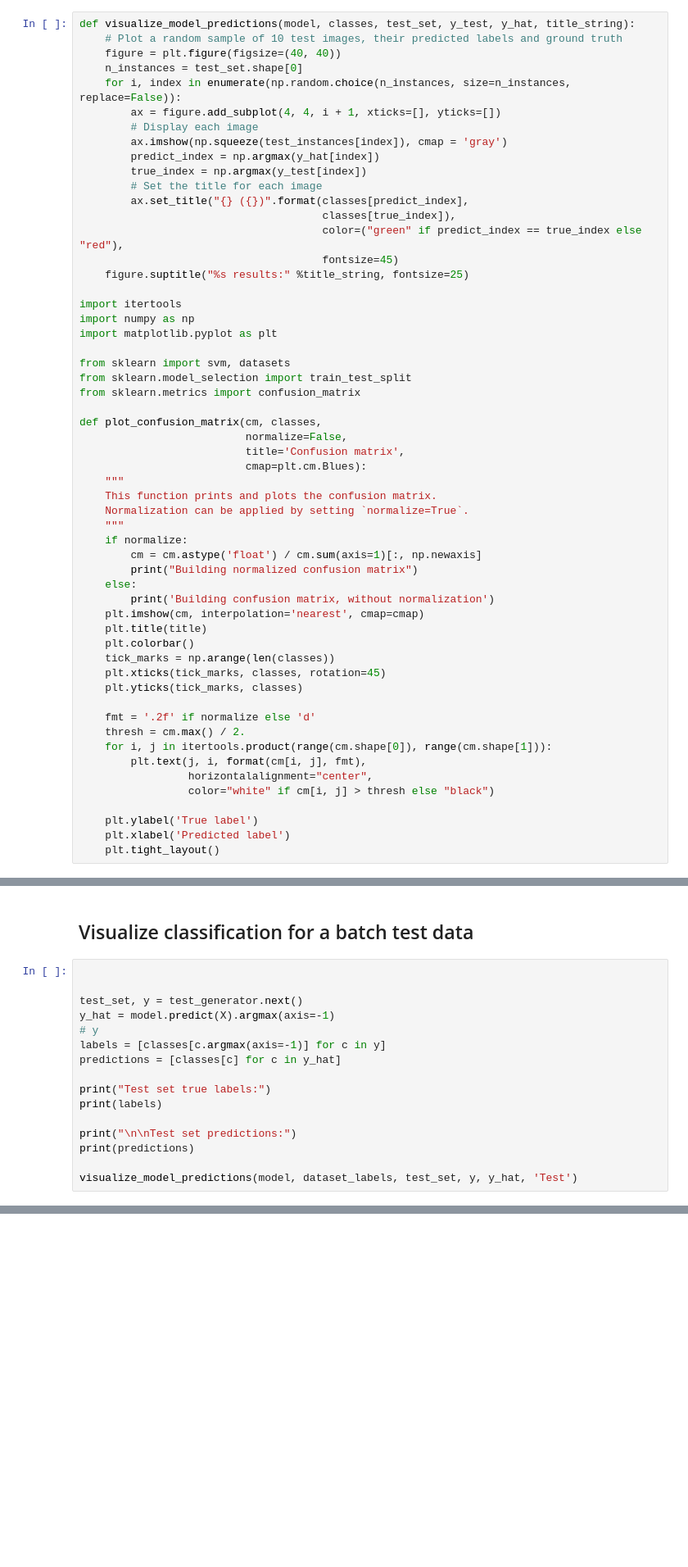
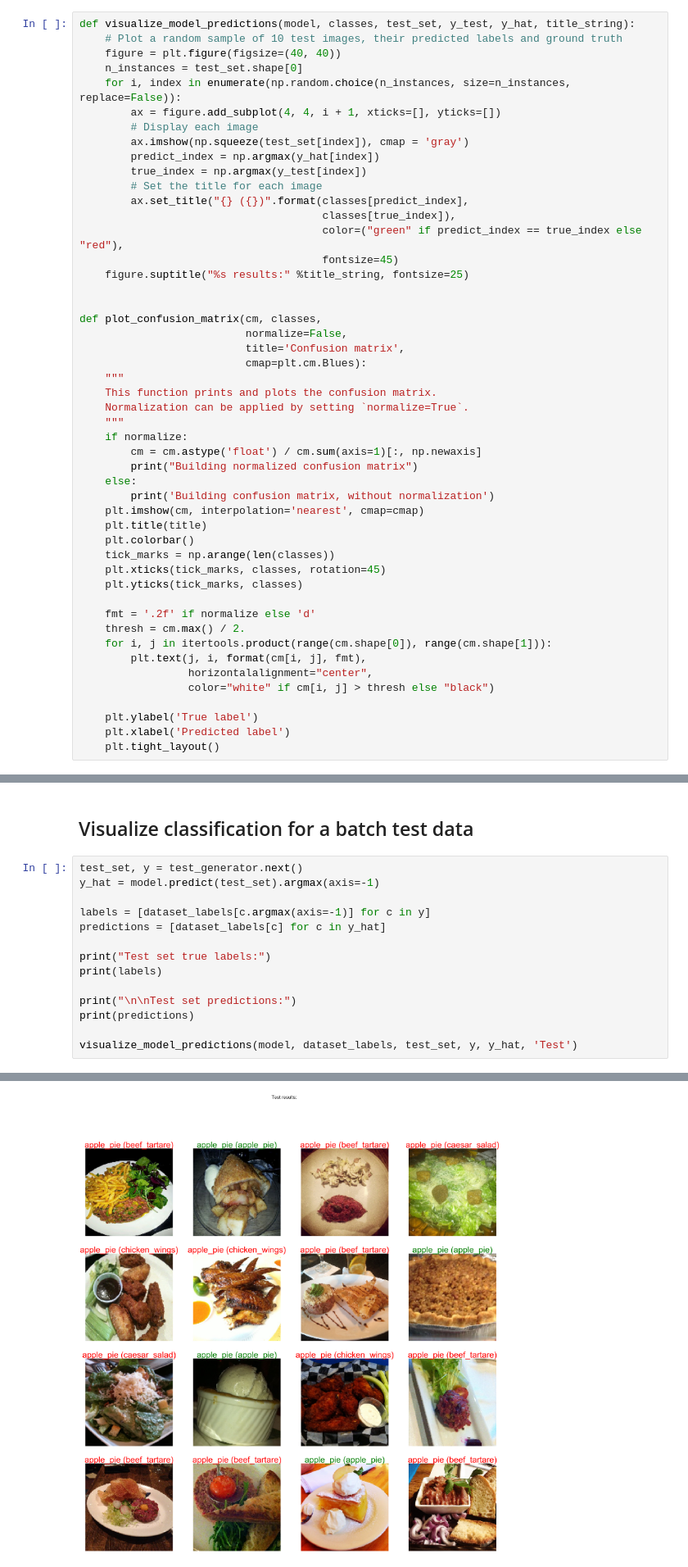
Before and after one commit to jmetzz/ml-laboratory, a Jupyter notebook: notebooks/cases/food-101/multi-class-food.ipynb, the cells around one changed output, grey strips where cells are left out. Shown at 82% size. Cells and saved outputs as stored; diff of their text form; blank space fills up the shorter version.

```diff
--- a/notebooks/cases/food-101/multi-class-food.ipynb
+++ b/notebooks/cases/food-101/multi-class-food.ipynb
@@ -288,7 +396,7 @@ def visualize_model_predictions(model, classes, test_set, y_test, y_hat, title_s
     for i, index in enumerate(np.random.choice(n_instances, size=n_instances, replace=False)):
         ax = figure.add_subplot(4, 4, i + 1, xticks=[], yticks=[])
         # Display each image
-        ax.imshow(np.squeeze(test_instances[index]), cmap = 'gray')
+        ax.imshow(np.squeeze(test_set[index]), cmap = 'gray')
         predict_index = np.argmax(y_hat[index])
         true_index = np.argmax(y_test[index])
         # Set the title for each image
@@ -298,13 +406,6 @@ def visualize_model_predictions(model, classes, test_set, y_test, y_hat, title_s
                                       fontsize=45)
     figure.suptitle("%s results:" %title_string, fontsize=25)
 
-import itertools
-import numpy as np
-import matplotlib.pyplot as plt
-
-from sklearn import svm, datasets
-from sklearn.model_selection import train_test_split
-from sklearn.metrics import confusion_matrix
 
 def plot_confusion_matrix(cm, classes,
                           normalize=False,
@@ -358,13 +464,11 @@ plt.show()
 # %% [markdown]
 ## Visualize classification for a batch test data
 # %%
+test_set, y = test_generator.next()
+y_hat = model.predict(test_set).argmax(axis=-1)
 
-
-test_set, y = test_generator.next()
-y_hat = model.predict(X).argmax(axis=-1)
-# y
-labels = [classes[c.argmax(axis=-1)] for c in y]
-predictions = [classes[c] for c in y_hat]
+labels = [dataset_labels[c.argmax(axis=-1)] for c in y]
+predictions = [dataset_labels[c] for c in y_hat]
 
 print("Test set true labels:")
 print(labels)
@@ -373,3 +477,4 @@ print("\n\nTest set predictions:")
 print(predictions)
 
 visualize_model_predictions(model, dataset_labels, test_set, y, y_hat, 'Test')
+# %% [output]
@@ -375,0 +487 @@ visualize_model_predictions(model, dataset_labels, test_set, y, y_hat, 'Test')
+[figure, added]
```
Also changed, not shown: parts of 15 cells of this notebook, 2 other files.
